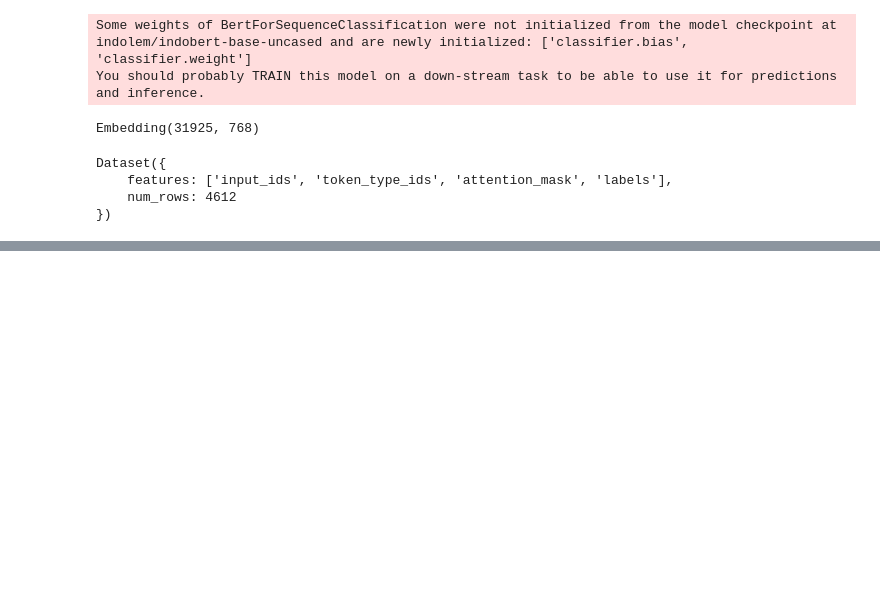
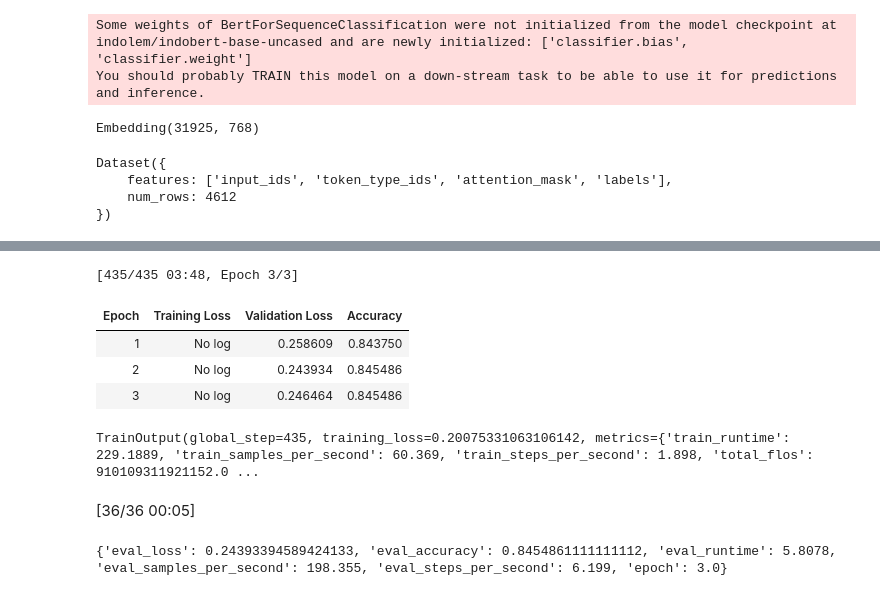
Before and after one commit to nicholasgun/NLP_Project, a Jupyter notebook: absa.ipynb, the cells around one changed output, grey strips where cells are left out. Saved outputs shown, nothing was run; the diff lists cells and outputs as text; code cells hidden in the pictures; blank space fills up the shorter version.

```diff
--- a/absa.ipynb
+++ b/absa.ipynb
@@ -220,0 +429,4 @@ Predicted Sentiment: Neutral
+# %%
+# Load pre-trained model with a classification head
+model = AutoModelForSequenceClassification.from_pretrained("cahya/roberta-base-indonesian-522M", num_labels=3)
+model.resize_token_embeddings(len(tokenizer))
@@ -220,0 +437,41 @@ Predicted Sentiment: Neutral
+# %%
+from transformers import TrainingArguments, Trainer
+
+# Define training arguments
+training_args = TrainingArguments(
+    output_dir="./results",
+    eval_strategy = "epoch",
+    save_strategy = "epoch",
+    learning_rate=2e-5,
+    per_device_train_batch_size=16,
+    per_device_eval_batch_size=16,
+    num_train_epochs=3,
+    load_best_model_at_end=True,
+    weight_decay=0.01,
+)
+
+# Define trainer
+trainer = Trainer(
+    model=model,
+    args=training_args,
+    train_dataset=tokenized_train_dataset,
+    eval_dataset=tokenized_test_dataset,
+    tokenizer=tokenizer,
+    compute_metrics=compute_metrics
+)
+
+# Train the model
+trainer.train()
+# %% [output]
+[435/435 03:48, Epoch 3/3]
+| Epoch | Training Loss | Validation Loss | Accuracy |
+| 1 | No log | 0.258609 | 0.843750 |
+| 2 | No log | 0.243934 | 0.845486 |
+| 3 | No log | 0.246464 | 0.845486 |
+TrainOutput(global_step=435, training_loss=0.20075331063106142, metrics={'train_runtime': 229.1889, 'train_samples_per_second': 60.369, 'train_steps_per_second': 1.898, 'total_flos': 910109311921152.0 ...
+# %%
+results = trainer.evaluate(tokenized_test_dataset)
+print(results)
+# %% [output]
+[36/36 00:05]
+{'eval_loss': 0.24393394589424133, 'eval_accuracy': 0.8454861111111112, 'eval_runtime': 5.8078, 'eval_samples_per_second': 198.355, 'eval_steps_per_second': 6.199, 'epoch': 3.0}
```
Also changed, not shown: parts of 14 cells of this notebook.
